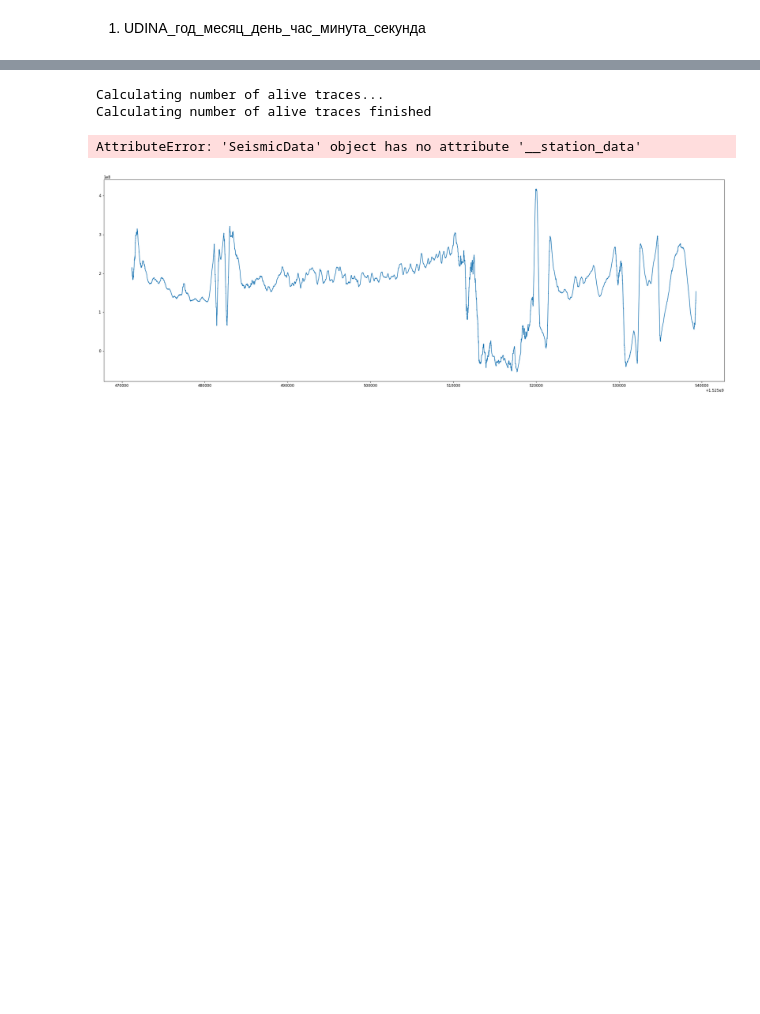
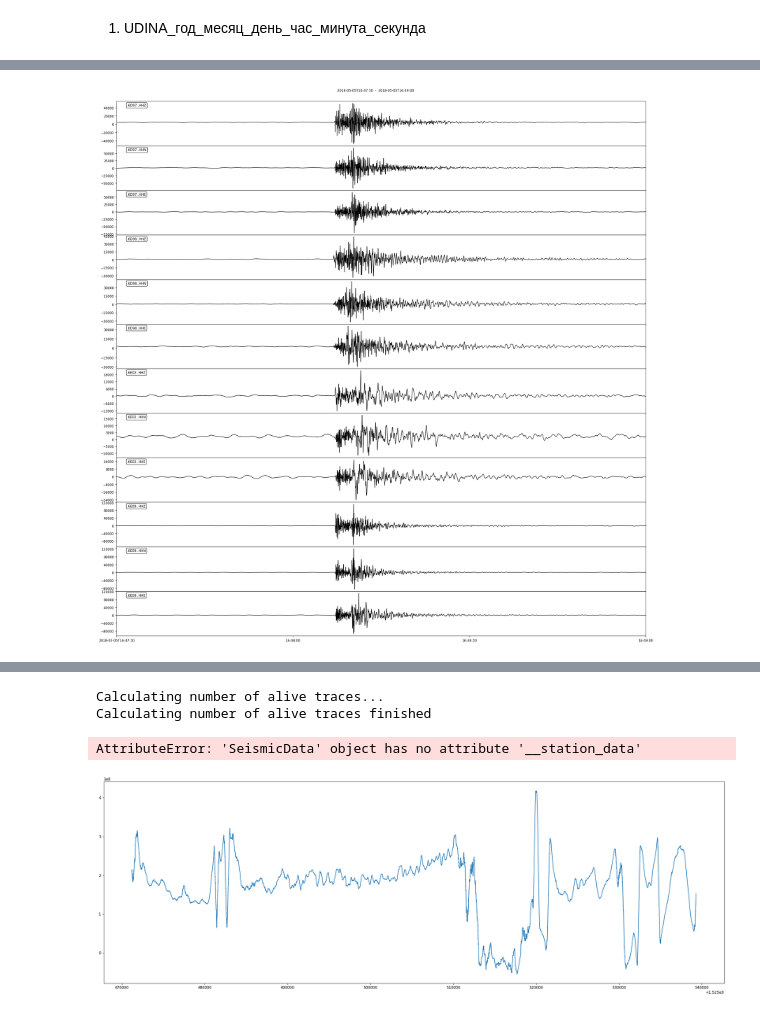
Before and after one commit to asergeev95/obspy_data_processing, a Jupyter notebook: OBSPY/data_stitching.ipynb, the cells around one changed output, grey strips where cells are left out. Drawn from its saved outputs; the diff is of its cells as text; code cells hidden in the pictures; blank space fills up the shorter version.

```diff
--- a/OBSPY/data_stitching.ipynb
+++ b/OBSPY/data_stitching.ipynb
@@ -44,0 +60,4 @@ Wall time: 4.34 s
+# %%
+detrended.plot(equal_scale=False, starttime=UTCDateTime('2018-05-05T16:47:30'), endtime=UTCDateTime('2018-05-05T16:49:00'), size=(2000, 2000))
+# %% [output]
+[figure, added]
```
Also changed, not shown: parts of 8 cells of this notebook.
